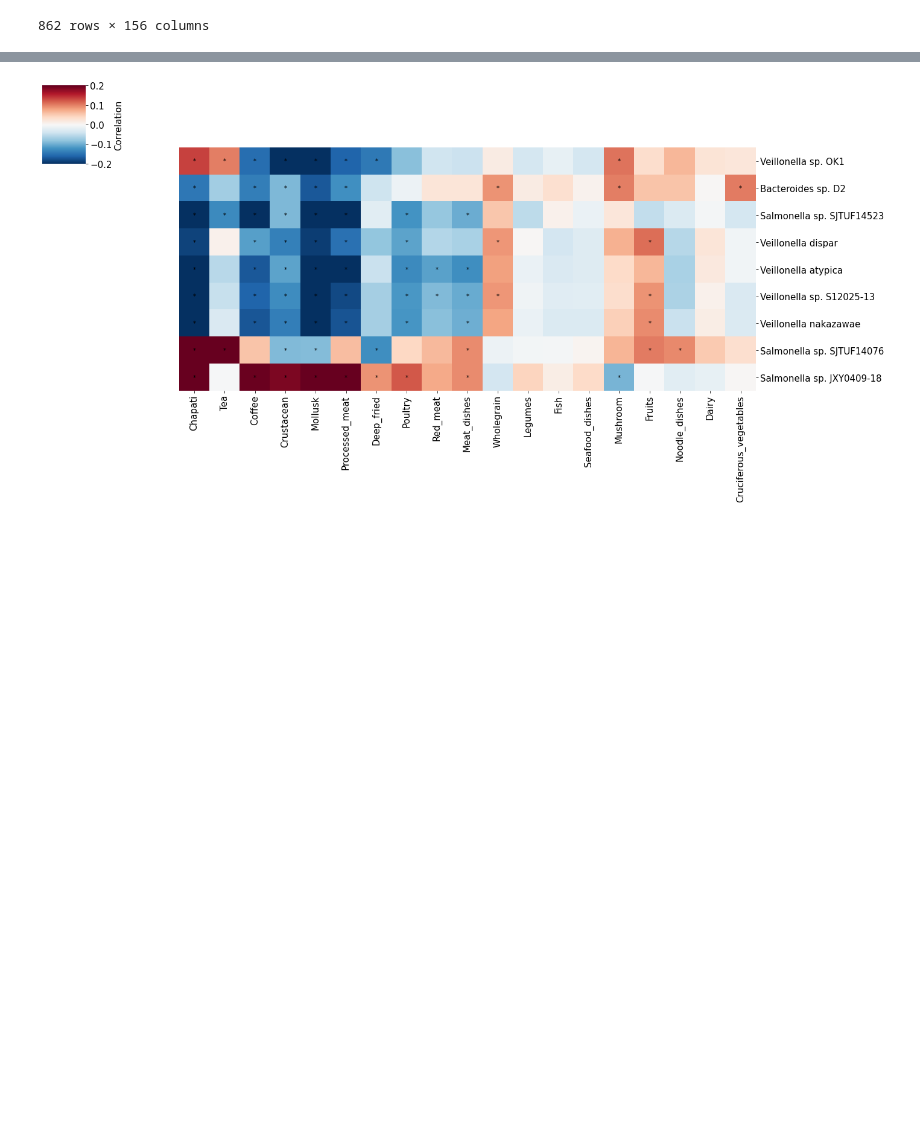
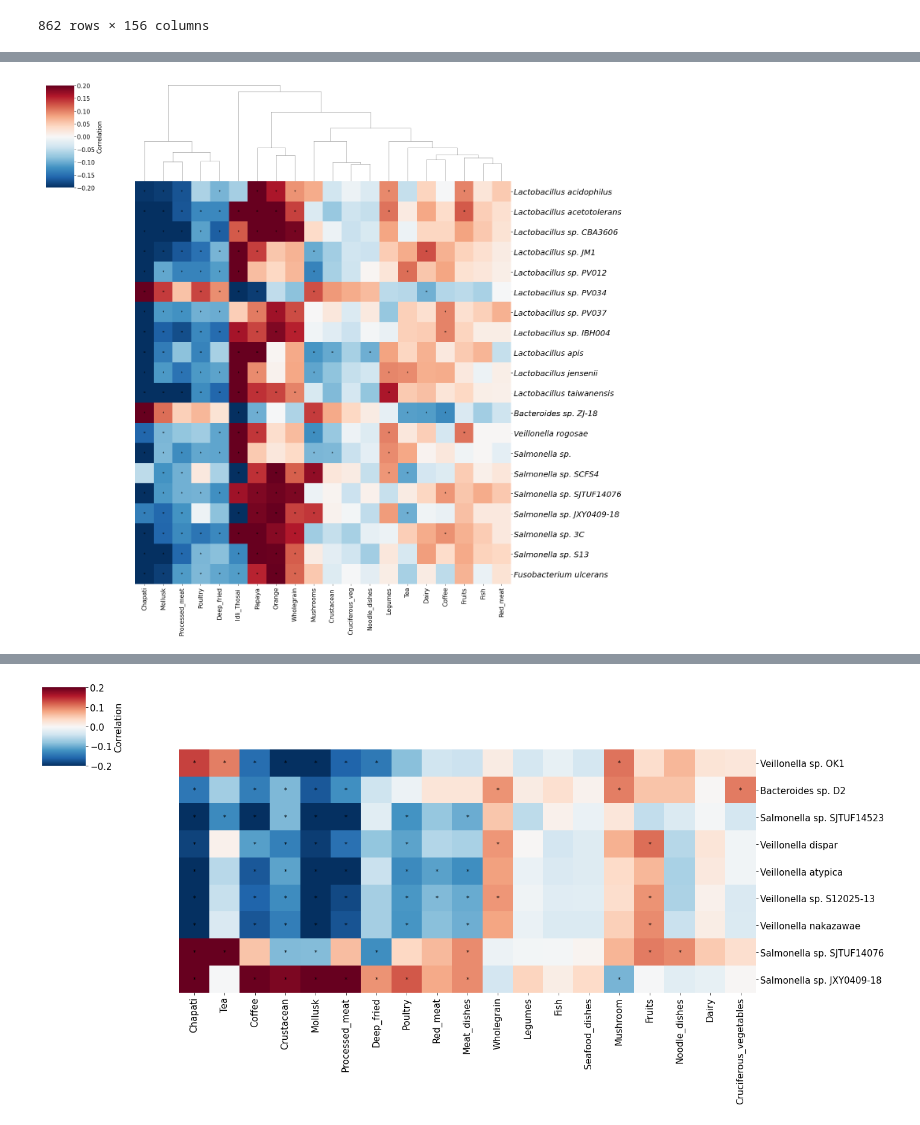
Before and after one commit to jaspershen-lab/HELIOS-project, a Jupyter notebook: 1-code/ruwen/SCFA.ipynb, the cells around one changed output, grey strips where cells are left out. Saved outputs shown, nothing was run; the diff lists cells and outputs as text; code cells hidden in the pictures; blank space fills up the shorter version.

```diff
--- a/1-code/ruwen/SCFA.ipynb
+++ b/1-code/ruwen/SCFA.ipynb
@@ -241,3 +241,58 @@ plt.show()
+# %%
+
+row_order = [
+    "Lactobacillus acidophilus", "Lactobacillus acetotolerans",
+    "Lactobacillus sp. CBA3606", "Lactobacillus sp. JM1",
+    "Lactobacillus sp. PV012", "Lactobacillus sp. PV034",
+    "Lactobacillus sp. PV037", "Lactobacillus sp. IBH004",
+    "Lactobacillus apis", "Lactobacillus jensenii",
+    "Lactobacillus taiwanensis", "Bacteroides sp. ZJ-18",
+    "Veillonella rogosae",
+    "Salmonella sp.", "Salmonella sp. SCFS4", "Salmonella sp. SJTUF14076",
+    "Salmonella sp. JXY0409-18", "Salmonella sp. 3C", "Salmonella sp. S13",
+    "Fusobacterium ulcerans"
+]
+filtered_species_scfa = filtered_species_scfa.loc[row_order]
+
+filtered_significance_matrix_scfa = significant_matrix_scfa.loc[filtered_species_scfa.index, filtered_species_scfa.columns]
+
+
+clipped_correlations_scfa = np.clip(filtered_species_scfa, -0.2, 0.2)
+
+# Setup figure settings beforehand
+plt.rc('font', size=15)  # Adjusting global font size
+plt.rc('axes', labelsize=15, titlesize=15)  # Adjusting label and title sizes
+
+# Create clustermap with rows in fixed order
+ax = sns.clustermap(
+    clipped_correlations_scfa,
+    cmap="RdBu_r",
+    annot=False,
+    cbar_kws={'label': 'Correlation'},
+    vmin=-0.2,
+    vmax=0.2,
+    row_cluster=False,  # Disable row clustering
+    col_cluster=True,   # Enable column clustering if desired
+    figsize=(20, 20)    # Adjust size directly here if needed
+)
+
+# Since row clustering is disabled, row order is unchanged, retrieve column order
+col_order = ax.dendrogram_col.reordered_ind
+
+# Highlight significant cells (adjusted for column clustering only)
+for (i, j), significant in np.ndenumerate(filtered_significance_matrix_scfa):
+    if significant:
+        new_j = col_order.index(j)
+        ax.ax_heatmap.text(new_j + 0.5, i + 0.5, '*', ha='center', va='center', color='black', size=10)
+
+# Adjust y-tick labels
+y_labels = [label.get_text() for label in ax.ax_heatmap.get_yticklabels()]
+ax.ax_heatmap.set_yticklabels(y_labels, fontdict={'fontstyle': 'italic', 'fontsize': 20})
+
+#plt.savefig('figure/spe_scfa_ordered_heatmap800.png', format='png', dpi=300, bbox_inches='tight')
+plt.show()
+# %% [output]
+[figure, added]
 # %%
 #ordered_indices = ax.dendrogram_row.reordered_ind
 
```
Also changed, not shown: parts of 12 cells of this notebook, 26 other files.
